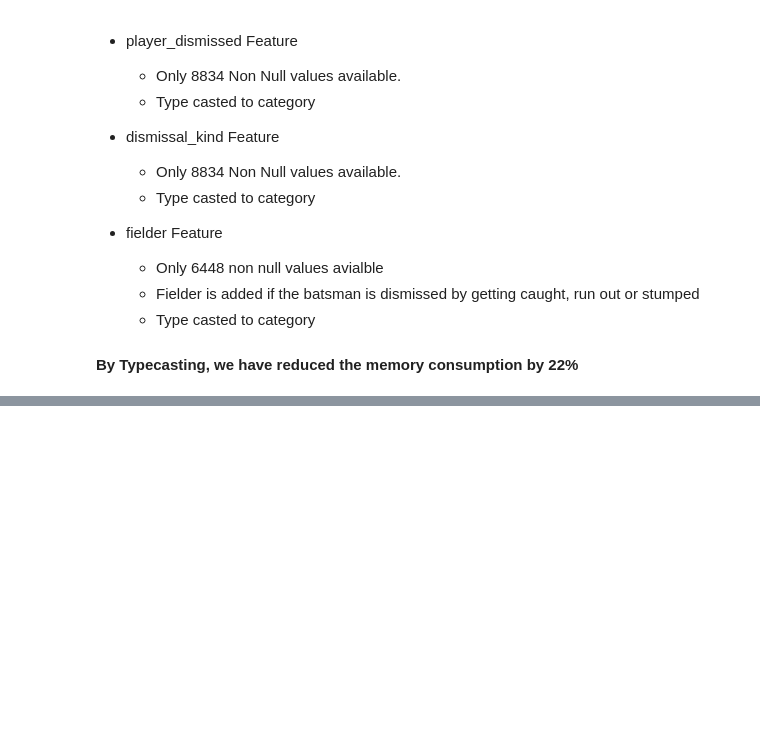
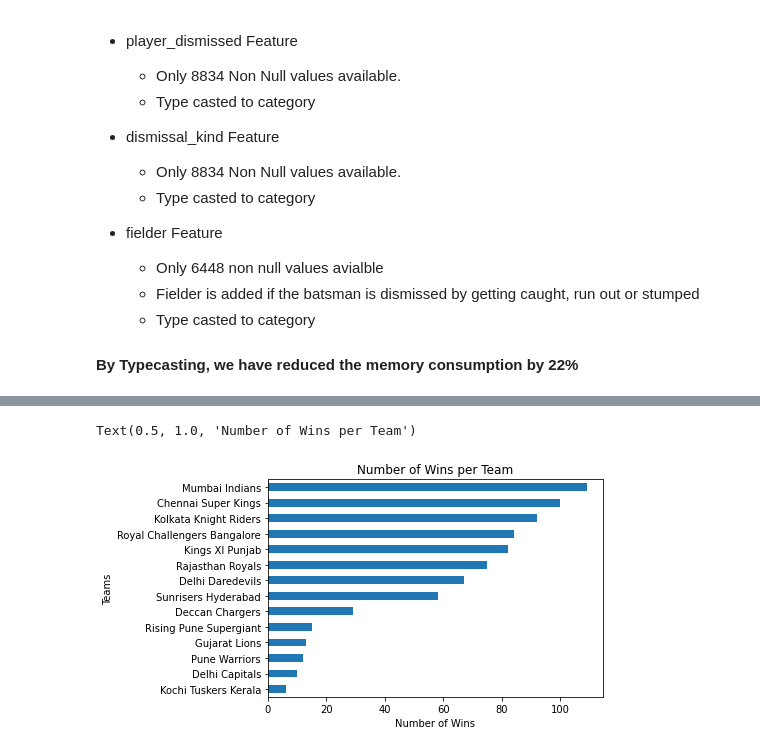
Before and after one commit to djsbalakrishnan/IPL-Analytics, a Jupyter notebook: Analyze IPL Data.ipynb, the cells around one changed output, grey strips where cells are left out. Cells and saved outputs as stored; diff of their text form; code cells hidden in the pictures; blank space fills up the shorter version.

```diff
--- a/Analyze IPL Data.ipynb
+++ b/Analyze IPL Data.ipynb
@@ -667,0 +731,11 @@ Name: dismissal_kind, dtype: int64
+# %%
+# most game winner  (value count plot)
+
+count_team_winners = matches_df["winner"].value_counts().sort_values()
+count_team_winners.plot(kind="barh")
+plt.xlabel("Number of Wins")
+plt.ylabel("Teams")
+plt.title("Number of Wins per Team")
+# %% [output]
+Text(0.5, 1.0, 'Number of Wins per Team')
+[figure, added]
```
Also changed, not shown: parts of 10 cells of this notebook.
